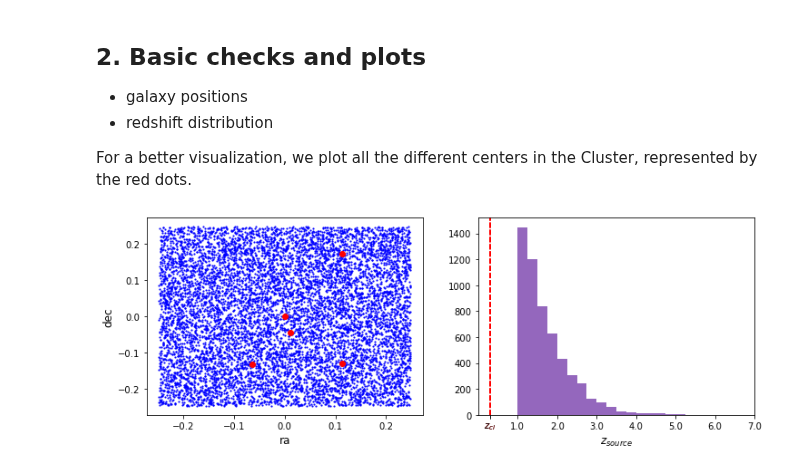
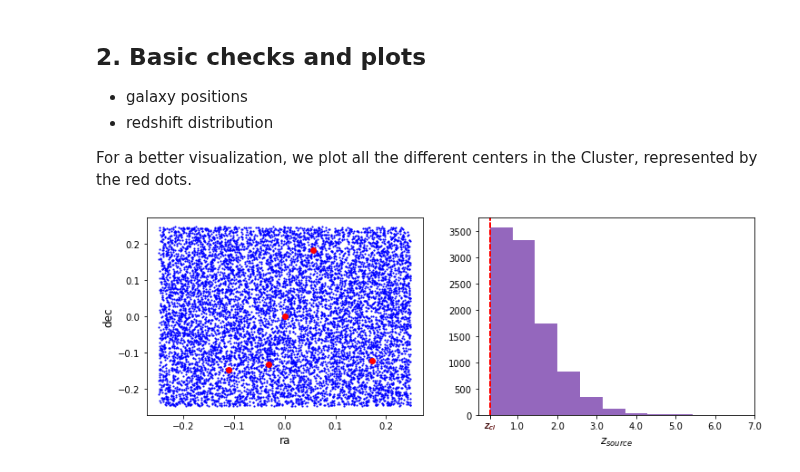
Before and after one commit to LSSTDESC/CLMM, a Jupyter notebook: examples/demo_dataops_functionality_diff_centers.ipynb, the cells around one changed output. Drawn from its saved outputs; the diff is of its cells as text; code cells hidden in the pictures.

```diff
--- a/examples/demo_dataops_functionality_diff_centers.ipynb
+++ b/examples/demo_dataops_functionality_diff_centers.ipynb
@@ -76,6 +50,5 @@ noisy_data_z = mock.generate_galaxy_catalog(cluster_m,
                                             cosmo,
                                             'chang13',
                                             zsrc_min=zsrc_min,
-                                            shapenoise=0.0001,
-                                            photoz_sigma_unscaled=0.001, ngals=ngals) #We want to decrease the shapenoise and the photoz_sigma to analyze only the effect of the different centers.
+                                            ngals=ngals)
 # %% [markdown]
@@ -83,5 +56,6 @@ Loading this into several CLMM cluster objects centered between (-0.2, -0.2) - (
 # %%
 center_number = 5
+cluster_list = []
 for a in range (0, center_number):
     if a == 0:
         cluster_ra = 0.
@@ -89,14 +63,9 @@ for a in range (0, center_number):
     else:
         cluster_ra = random.uniform(-0.2, 0.2)
         cluster_dec =random.uniform(-0.2, 0.2)
-    GalaxyCluster(cluster_id, cluster_ra, cluster_dec,
-                                  cluster_z, noisy_data_z)
-    gc_object = clmm.GalaxyCluster(cluster_id, cluster_ra, cluster_dec,
+    cl = clmm.GalaxyCluster(cluster_id, cluster_ra, cluster_dec,
                                cluster_z, noisy_data_z)
-    gc_object.save(f'mock.gc{str(a)}.pkl')
-cluster_ra = random.uniform(-0.2, 0.2)
-cluster_dec =random.uniform(-0.2, 0.2)
-GalaxyCluster(cluster_id, cluster_ra, cluster_dec,
-                           cluster_z, noisy_data_z)
-gc_object = clmm.GalaxyCluster(cluster_id, cluster_ra, cluster_dec,
-                           cluster_z, noisy_data_z)
+    print("Cluster info = ID:", cl.unique_id, "; ra:", cl.ra,
+          "; dec:", cl.dec, "; z_l :", cl.z)
+    print("The number of source galaxies is :", len(cl.galcat))
+    cluster_list.append(cl)
@@ -112,8 +82,0 @@ We need to load the data for all the different centerings and save it in a list.
-# %%
-cluster_list = []
-for a in range (0,center_number):
-    cl = gc.GalaxyCluster.load(f"mock.gc{str(a)}.pkl")
-    print("Cluster info = ID:", cl.unique_id, "; ra:", cl.ra,
-          "; dec:", cl.dec, "; z_l :", cl.z)
-    print("The number of source galaxies is :", len(cl.galcat))
-    cluster_list.append(cl)
@@ -135,26 +87,26 @@ The number of source galaxies is : 10000
 
 For a better visualization, we plot all the different centers in the Cluster, represented by the red dots.
 # %%
-bin_edges = make_bins(1, 6, 20)
+bin_edges = make_bins(0.3, 6, 10) # We want to specify the same bins for all the centers.
 f, ax = plt.subplots(1, 2, figsize=(12, 4))
 for cl in cluster_list:
     ax[0].scatter(cl.galcat['ra'], cl.galcat['dec'], color='blue', s=1, alpha=0.3)
     ax[0].plot(cl.ra, cl.dec, 'ro')
     ax[0].set_ylabel('dec', fontsize="large")
     ax[0].set_xlabel('ra', fontsize="large")
 
     hist = ax[1].hist(cl.galcat['z'], bins=bin_edges)[0]
 
     ax[1].axvline(cl.z, c='r', ls='--')
     ax[1].set_xlabel('$z_{source}$', fontsize="large")
     xt = {t:f'{t}' for t in ax[1].get_xticks() if t!=0}
     xt[cl.z] ='$z_{cl}$'
     xto = sorted(list(xt.keys())+[cl.z])
     ax[1].set_xticks(xto)
     ax[1].set_xticklabels(xt[t] for t in xto)
     ax[1].get_xticklabels()[xto.index(cl.z)].set_color('red')
     plt.xlim(0, max(xto))
 plt.show()
 # %% [output]
-[figure, old version]
+[figure, new version]
 # %% [markdown]
```
Also changed, not shown: parts of 19 cells of this notebook.
